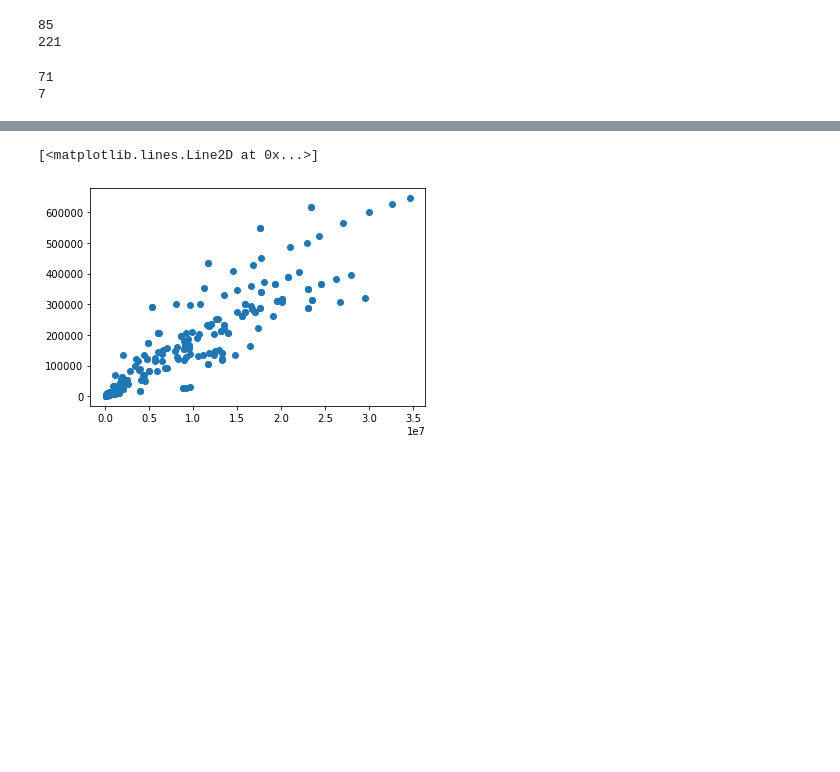
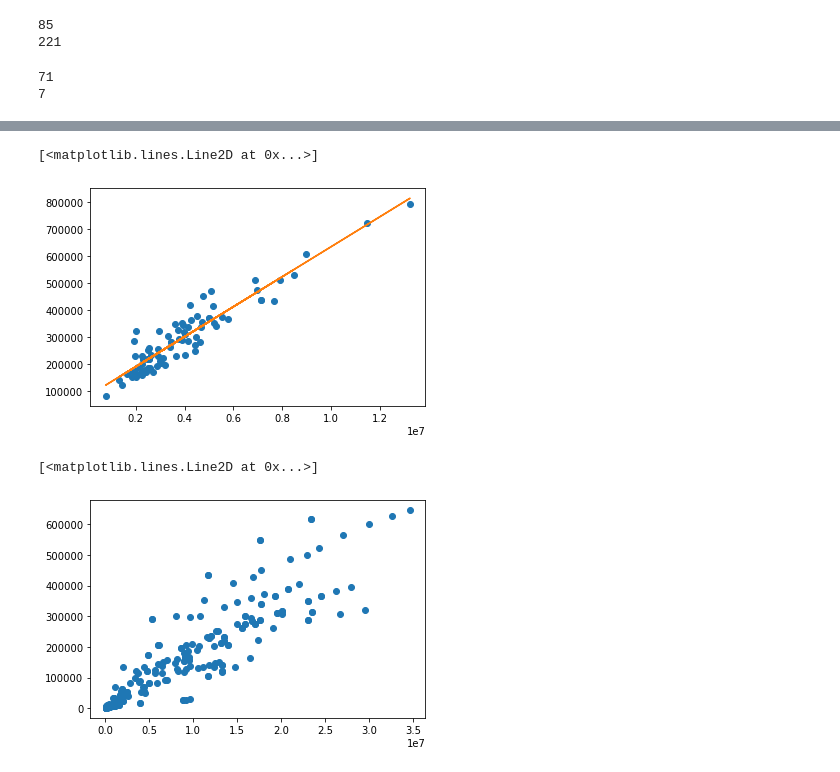
Before and after one commit to evabelc/Esej-1---MS, a Jupyter notebook: Prvi Esej.ipynb, the cells around one changed output, grey strips where cells are left out. Drawn from its saved outputs; the diff is of its cells as text; code cells hidden in the pictures; blank space fills up the shorter version.

```diff
--- a/Prvi Esej.ipynb
+++ b/Prvi Esej.ipynb
@@ -135,3 +149,10 @@ plt.plot(x,y, 'o')
+# %%
+plt.plot(xIN, yIN, 'o')
+kIN, lIN= np.polyfit(xIN, yIN, 1)
+plt.plot(xIN, kIN*xIN + lIN)
+# %% [output]
+[<matplotlib.lines.Line2D at 0x...>]
+[figure, added]
 # %%
 podaciIN.loc[podaciIN['channel_title'] == 'T-Series','views']
 x = podaciIN.loc[podaciIN['channel_title'] == 'T-Series','views']
```
Also changed, not shown: parts of 12 cells of this notebook.
